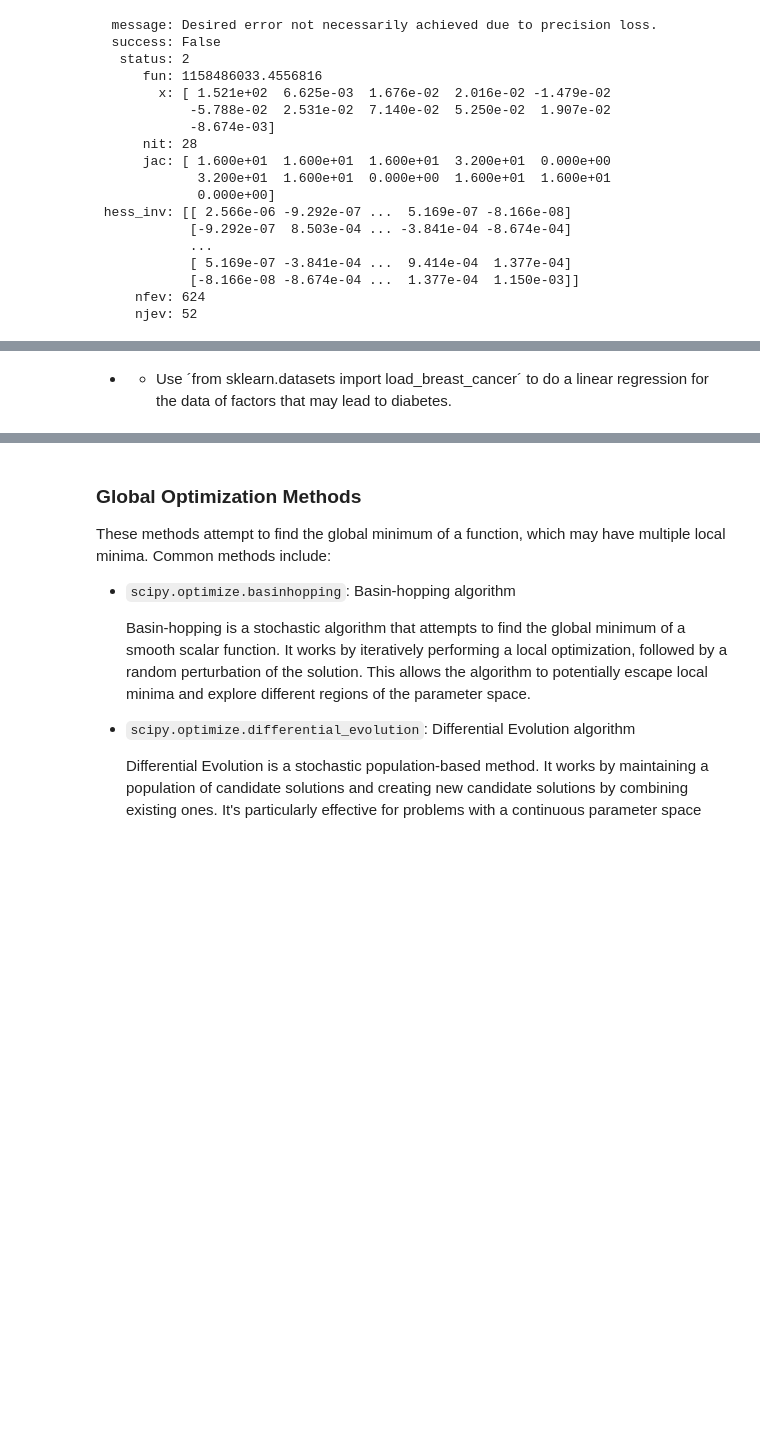
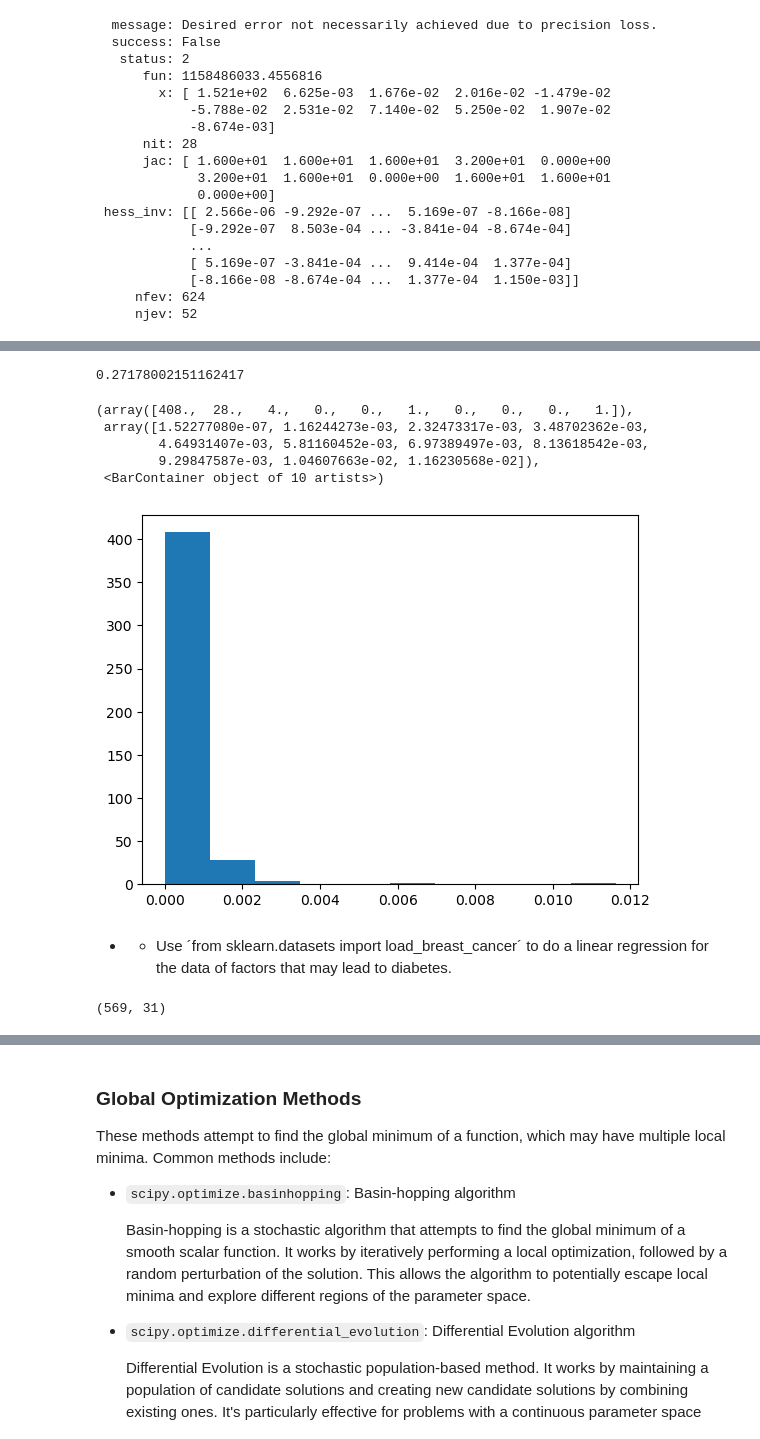
Before and after one commit to julianjica/ScientificComputingI, a Jupyter notebook: Scipy/Scipy.ipynb, the cells around one changed output, grey strips where cells are left out. Saved outputs shown, nothing was run; the diff lists cells and outputs as text; code cells hidden in the pictures; blank space fills up the shorter version.

```diff
--- a/Scipy/Scipy.ipynb
+++ b/Scipy/Scipy.ipynb
@@ -348,7 +354,7 @@ y.shape
 # %%
 def objective(c):
     c = c.reshape(11, 1)
-    return np.sum((y - X @ c)**2)
+    return np.sum(((y - X @ c))**2)
 # %%
 result = optimize.minimize(objective, [0] * 11)
 # %%
@@ -372,3 +378,9 @@ result
             [-8.166e-08 -8.674e-04 ...  1.377e-04  1.150e-03]]
      nfev: 624
      njev: 52
+# %%
+def objective(c):
+    c = c.reshape(11, 1)
+    return np.sum(((y - X @ c)/y)**2)
+result = optimize.minimize(objective, [0] * 11)
+result
@@ -374,0 +406,6 @@ result
+# %%
+def objective(c):
+    c = c.reshape(11, 1)
+    return np.sum(((y - X @ c)/y)**2)/X.shape[0]
+result = optimize.minimize(objective, [0] * 11)
+result
@@ -375,7 +453,25 @@ result
+# %%
+y_pred = X @ result.x.T
+e = ((y - y_pred)/y)**2/X.shape[0]
+print(sum(e))
+plt.hist(e)
+# %% [output]
+0.27178002151162417
+(array([408.,  28.,   4.,   0.,   0.,   1.,   0.,   0.,   0.,   1.]),
+ array([1.52277080e-07, 1.16244273e-03, 2.32473317e-03, 3.48702362e-03,
+        4.64931407e-03, 5.81160452e-03, 6.97389497e-03, 8.13618542e-03,
+        9.29847587e-03, 1.04607663e-02, 1.16230568e-02]),
+ <BarContainer object of 10 artists>)
+[figure, added]
 # %% [markdown]
 - - Use ´from sklearn.datasets import load_breast_cancer´ to do a linear regression for the data of factors that may lead to diabetes.
 # %%
 from sklearn.datasets import load_breast_cancer
 # %%
 data = load_breast_cancer()
-data
+X = data.data
+X = np.hstack((np.ones((X.shape[0],1)),X))
+y = data.target
+X.shape
+# %% [output]
+(569, 31)
```
Also changed, not shown: parts of 32 cells of this notebook.
